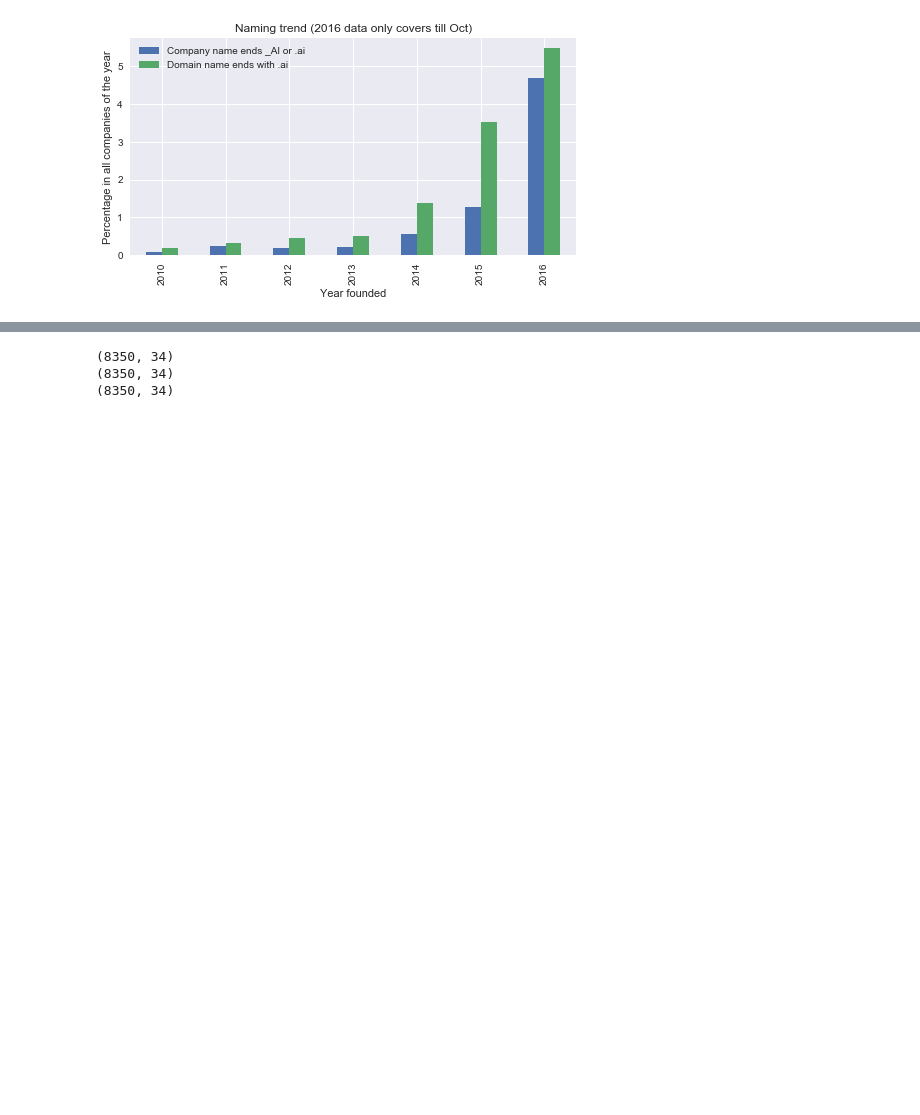
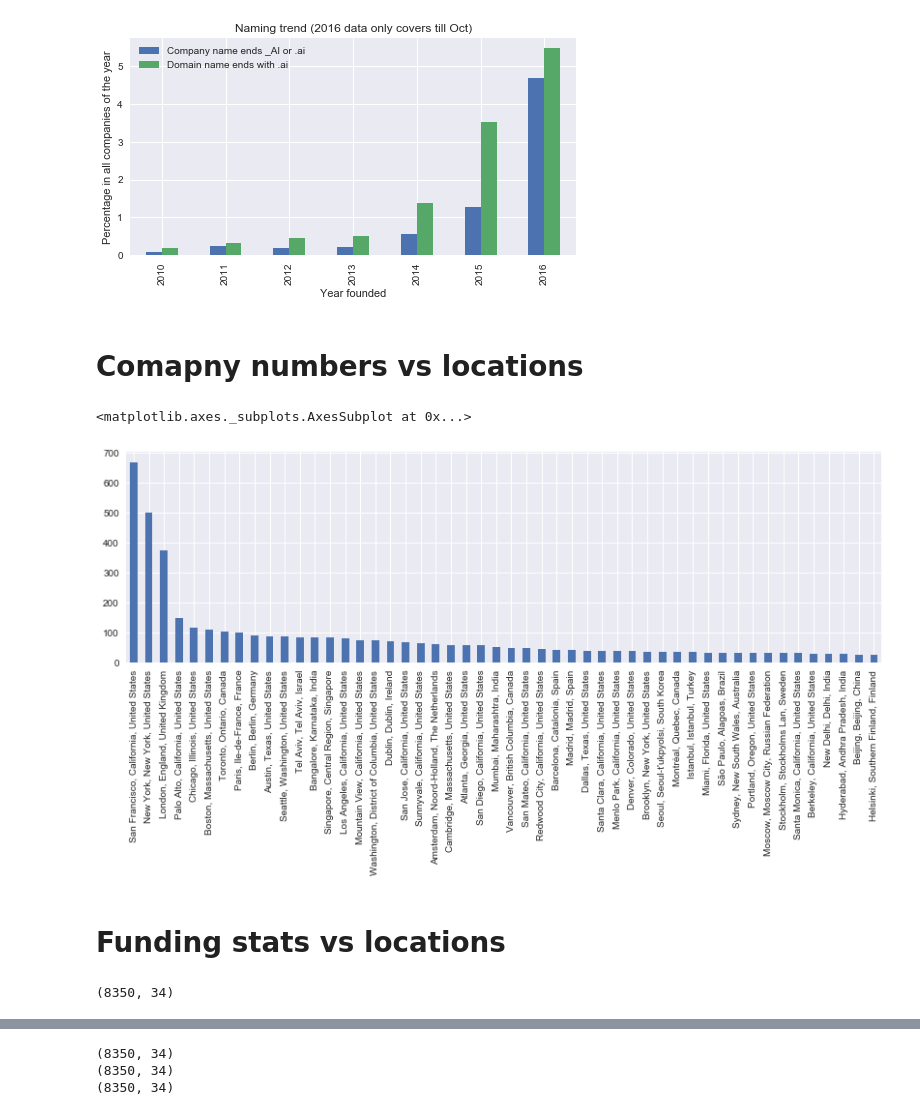
Before and after one commit to dingran/startup-explore, a Jupyter notebook: data_exploration.ipynb, the cells around one changed output, grey strips where cells are left out. Saved outputs shown, nothing was run; the diff lists cells and outputs as text; code cells hidden in the pictures; blank space fills up the shorter version.

Commit message:
Ready to merge in google_text

```diff
--- a/data_exploration.ipynb
+++ b/data_exploration.ipynb
@@ -166,3 +168,23 @@ plt.ylabel('Percentage in all companies of the year')
 # %% [output]
 <matplotlib.text.Text at 0x...>
 [figure]
+# %% [markdown]
+# Comapny numbers vs locations
+# %%
+loc_list = cb_data_merged['Headquarters Location'].value_counts()[:50]
+plt.figure(figsize=(14, 4))
+loc_list.plot(kind='bar')
+# %% [output]
+<matplotlib.axes._subplots.AxesSubplot at 0x...>
+[figure, added]
+# %% [markdown]
+# Funding stats vs locations
+# %%
+# cover funding to float
+print(cb_data_merged.shape)
+funding = cb_data_merged['Total Funding Amount'].dropna().str.replace('$','').str.replace(',','').astype(float)
+funding.name = 'funding'
+cb_test = cb_data_merged.join(funding)
+#cb_test['funding']
+# %% [output]
+(8350, 34)
```
Also changed, not shown: parts of 22 cells of this notebook.
